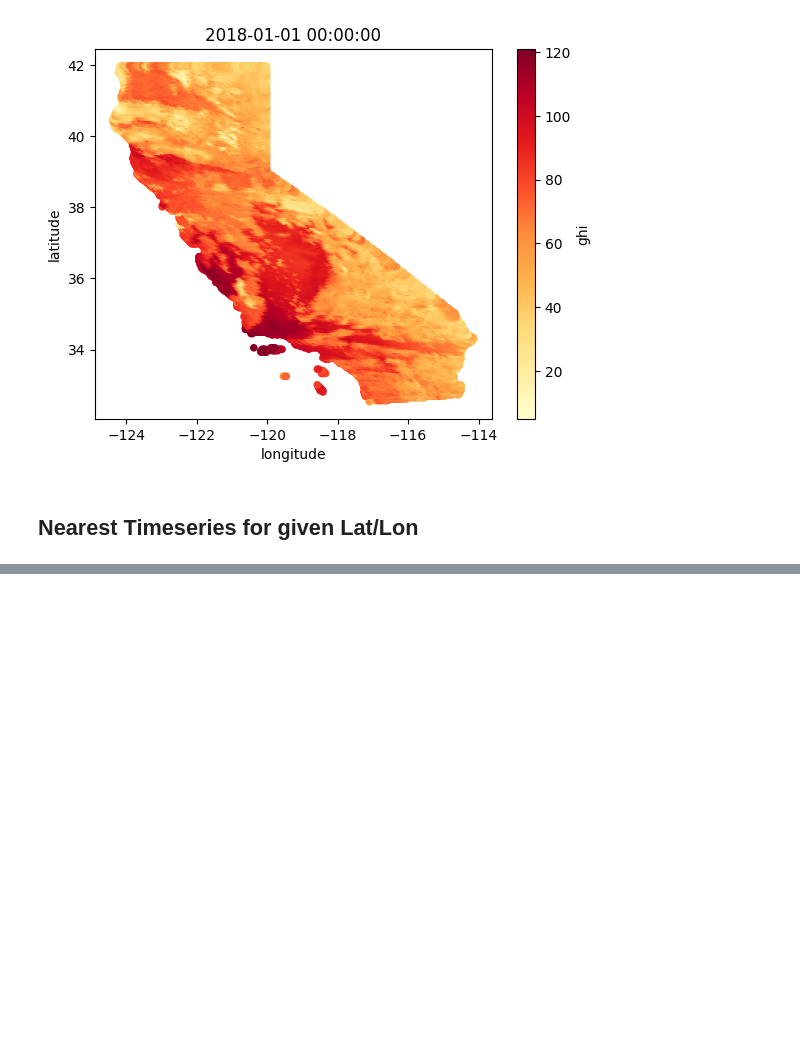
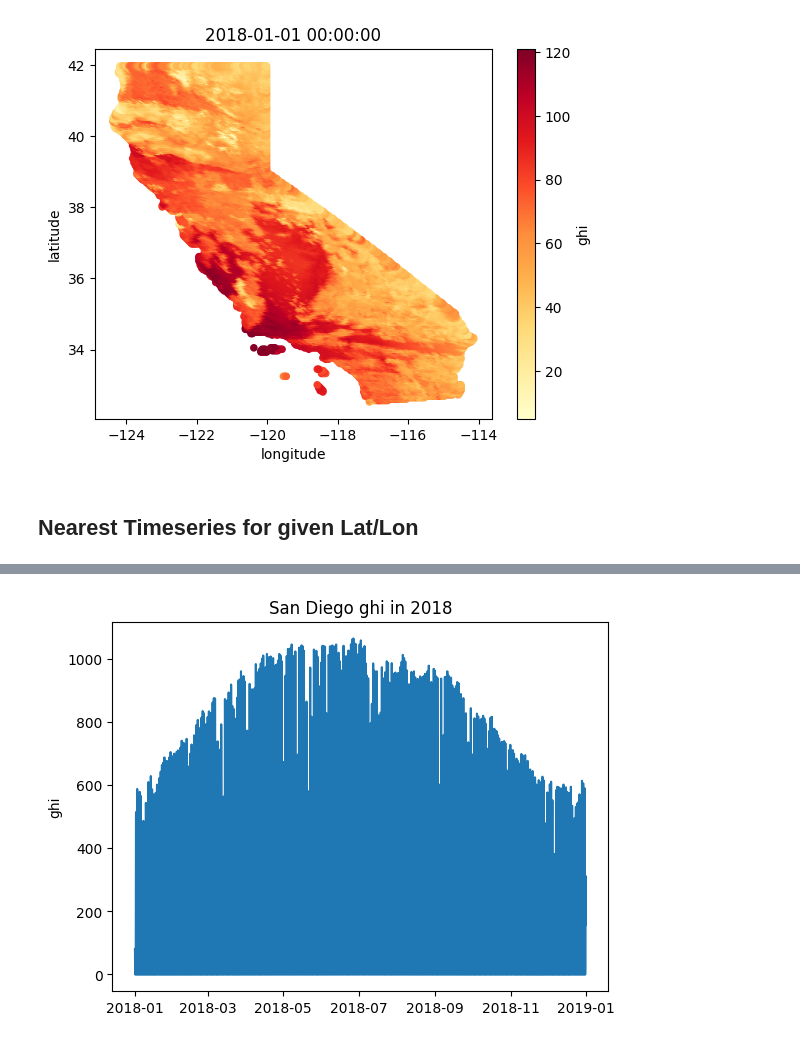
Before and after one commit to 186shades/ECE143-Team13, a Jupyter notebook: notebooks/Supply_Visualization.ipynb, the cells around one changed output, grey strips where cells are left out. Cells and saved outputs as stored; diff of their text form; code cells hidden in the pictures; blank space fills up the shorter version.

```diff
--- a/notebooks/Supply_Visualization.ipynb
+++ b/notebooks/Supply_Visualization.ipynb
@@ -125,9 +116,15 @@ def nearest_site(tree, lat_coord, lon_coord):
     dist, pos = tree.query(lat_lon)
     return pos
 
-NewYorkCity = (40.7128, -74.0059)
-NewYorkCity_idx = nearest_site(tree, NewYorkCity[0], NewYorkCity[1] )
+# NewYorkCity = (40.7128, -74.0059)
+# NewYorkCity_idx = nearest_site(tree, NewYorkCity[0], NewYorkCity[1])
 
-print("Site index for New York City: \t\t {}".format(NewYorkCity_idx))
-print("Coordinates of New York City: \t {}".format(NewYorkCity))
-print("Coordinates of nearest point: \t {}".format([NewYorkCity_idx]))
+# print("Site index for New York City: \t\t {}".format(NewYorkCity_idx))
+# print("Coordinates of New York City: \t {}".format(NewYorkCity))
+# print("Coordinates of nearest point: \t {}".format([NewYorkCity_idx]))
+SanDiego = (32.715736, -117.161087)
+SanDiego_idx = nearest_site(tree, SanDiego[0], SanDiego[1])
+
+print("Site index for New York City: \t\t {}".format(SanDiego_idx))
+print("Coordinates of New York City: \t {}".format(SanDiego))
+print("Coordinates of nearest point: \t {}".format([SanDiego_idx]))
@@ -133,0 +135,3 @@ print("Coordinates of nearest point: \t {}".format([NewYorkCity_idx]))
+# %%
+# Get the entire 2012 timeseries data for a point in NYC
+tseries = f['ghi'][::2, SanDiego_idx] / f['ghi'].attrs['psm_scale_factor']
@@ -133,0 +196,8 @@ print("Coordinates of nearest point: \t {}".format([NewYorkCity_idx]))
+# %%
+plt.plot(time_index[::2], tseries)
+plt.ylabel("ghi")
+plt.title("San Diego ghi in 2018")
+file_name = 'San_Diego_ghi_in_2018.jpg'
+plt.savefig(file_name)
+# %% [output]
+[figure, added]
```
Also changed, not shown: parts of 14 cells of this notebook.
